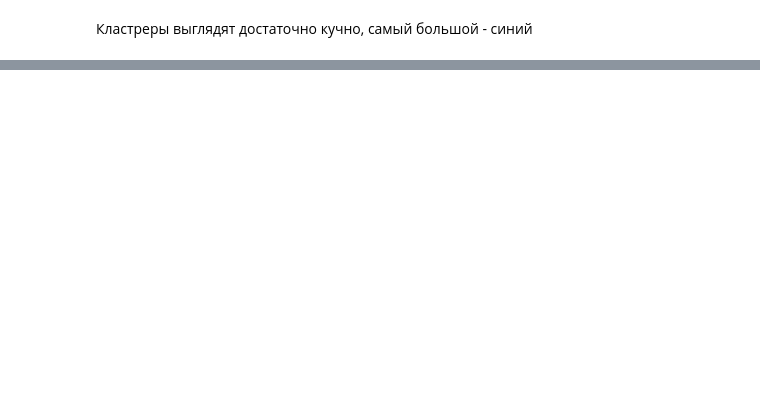
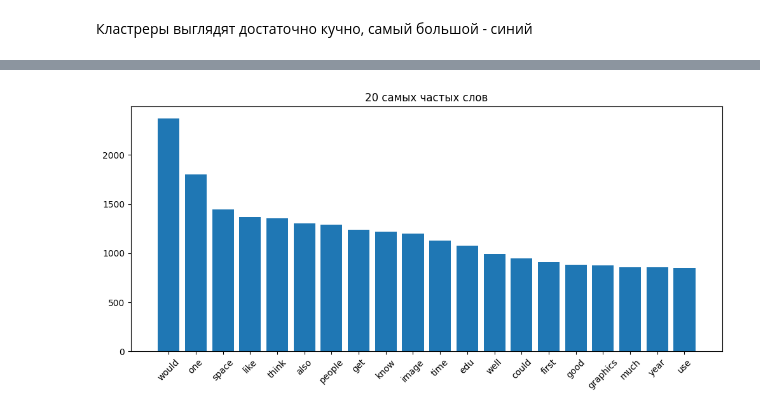
Before and after one commit to SnrPep/Mos, a Jupyter notebook: lab5.ipynb, the cells around one changed output, grey strips where cells are left out. Drawn from its saved outputs; the diff is of its cells as text; code cells hidden in the pictures; blank space fills up the shorter version.

```diff
--- a/lab5.ipynb
+++ b/lab5.ipynb
@@ -55,0 +18,17 @@ plt.show()
+# %%
+import re
+import nltk
+from nltk.corpus import stopwords
+nltk.download('stopwords')
+
+stop_words = set(stopwords.words('english'))
+
+def preprocess(text):
+    text = text.lower()
+    text = re.sub(r'\W+', ' ', text)
+    text = re.sub(r'\d+', ' ', text)
+    tokens = text.split()
+    tokens = [word for word in tokens if word not in stop_words and len(word) > 2]
+    return ' '.join(tokens)
+
+texts_clean = [preprocess(text) for text in texts]
@@ -117,0 +116,9 @@ Accuracy: 0.9265748852732583
+# %%
+from collections import Counter
+
+all_tokens = " ".join(texts_clean).split()
+common_words = Counter(all_tokens).most_common(20)
+
+print("\n20 самых частых слов в корпусе:")
+for word, freq in common_words:
+    print(f"{word}: {freq}")
@@ -117,0 +143,9 @@ Accuracy: 0.9265748852732583
+# %%
+words, freqs = zip(*common_words)
+plt.figure(figsize=(12, 5))
+plt.bar(words, freqs)
+plt.title("20 самых частых слов")
+plt.xticks(rotation=45)
+plt.show()
+# %% [output]
+[figure, added]
```
Also changed, not shown: parts of 15 cells of this notebook.
